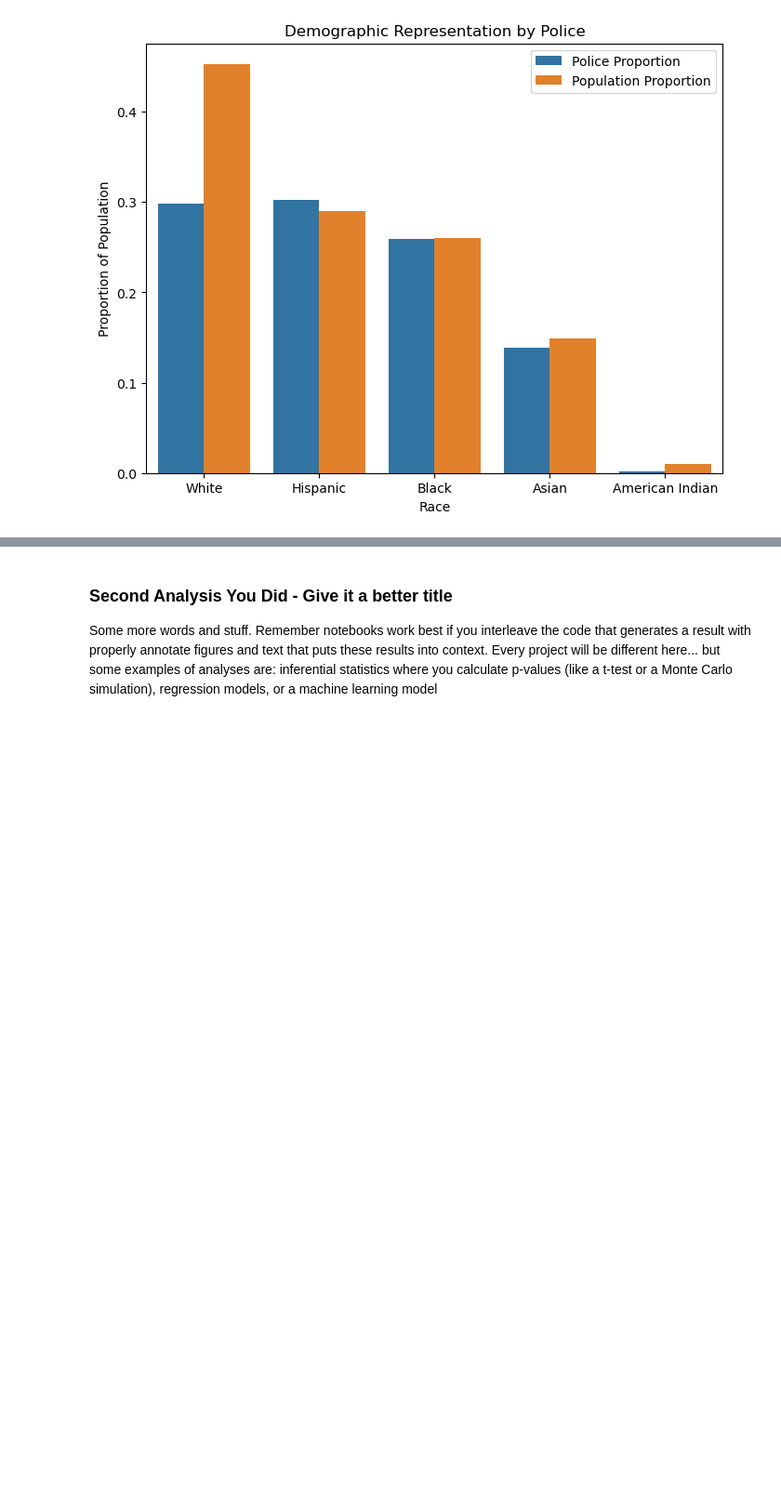
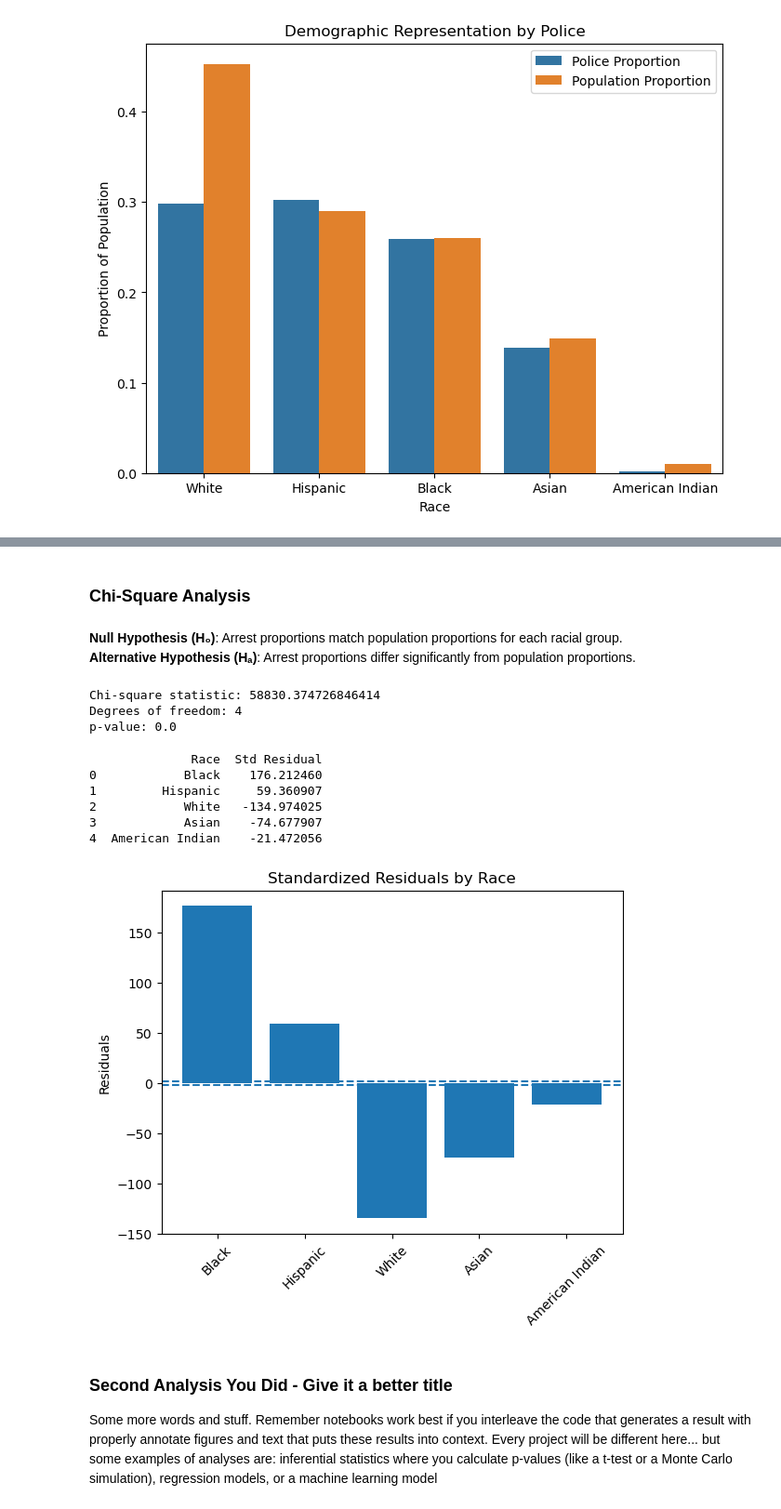
Before and after one commit to COGS108/Group017_WI26, a Jupyter notebook: 03-FinalProject.ipynb, the cells around one changed output, grey strips where cells are left out. Shown at 93% size. Drawn from its saved outputs; the diff is of its cells as text; code cells hidden in the pictures; blank space fills up the shorter version.

```diff
--- a/03-FinalProject.ipynb
+++ b/03-FinalProject.ipynb
@@ -762,3 +730,55 @@ Some more words and stuff.  Remember notebooks work best if you interleave the c
+# %% [markdown]
+### Chi-Square Analysis
+# %% [markdown]
+**Null Hypothesis (H₀)**: Arrest proportions match population proportions for each racial group.
+**Alternative Hypothesis (Hₐ)**: Arrest proportions differ significantly from population proportions.
+# %%
+from scipy.stats import chisquare
+import numpy as np
+
+observed_prop = difference_df["Arrest Proportion"].values
+expected_prop = difference_df["Population Proportion"].values
+
+expected_prop = expected_prop / expected_prop.sum()
+
+total = 100000
+observed = observed_prop * total
+expected = expected_prop * total
+
+chi_stat, p_value = chisquare(f_obs=observed, f_exp=expected)
+
+print("Chi-square statistic:", chi_stat)
+print("Degrees of freedom:", len(observed) - 1)
+print("p-value:", p_value)
+# %% [output]
+Chi-square statistic: 58830.374726846414
+Degrees of freedom: 4
+p-value: 0.0
+# %%
+std_residuals = (observed - expected) / np.sqrt(expected)
+
+difference_df["Std Residual"] = std_residuals
+
+print(difference_df[["Race", "Std Residual"]])
+# %% [output]
+              Race  Std Residual
+0            Black    176.212460
+1         Hispanic     59.360907
+2            White   -134.974025
+3            Asian    -74.677907
+4  American Indian    -21.472056
+# %%
+plt.bar(difference_df["Race"], difference_df["Std Residual"])
+
+plt.axhline(y=2, linestyle="--")
+plt.axhline(y=-2, linestyle="--")
+
+plt.title("Standardized Residuals by Race")
+plt.ylabel("Residuals")
+plt.xticks(rotation=45)
+plt.show()
+# %% [output]
+[figure, added]
 # %% [markdown]
 ### Second Analysis You Did - Give it a better title
 
```
Also changed, not shown: parts of 5 cells of this notebook.
